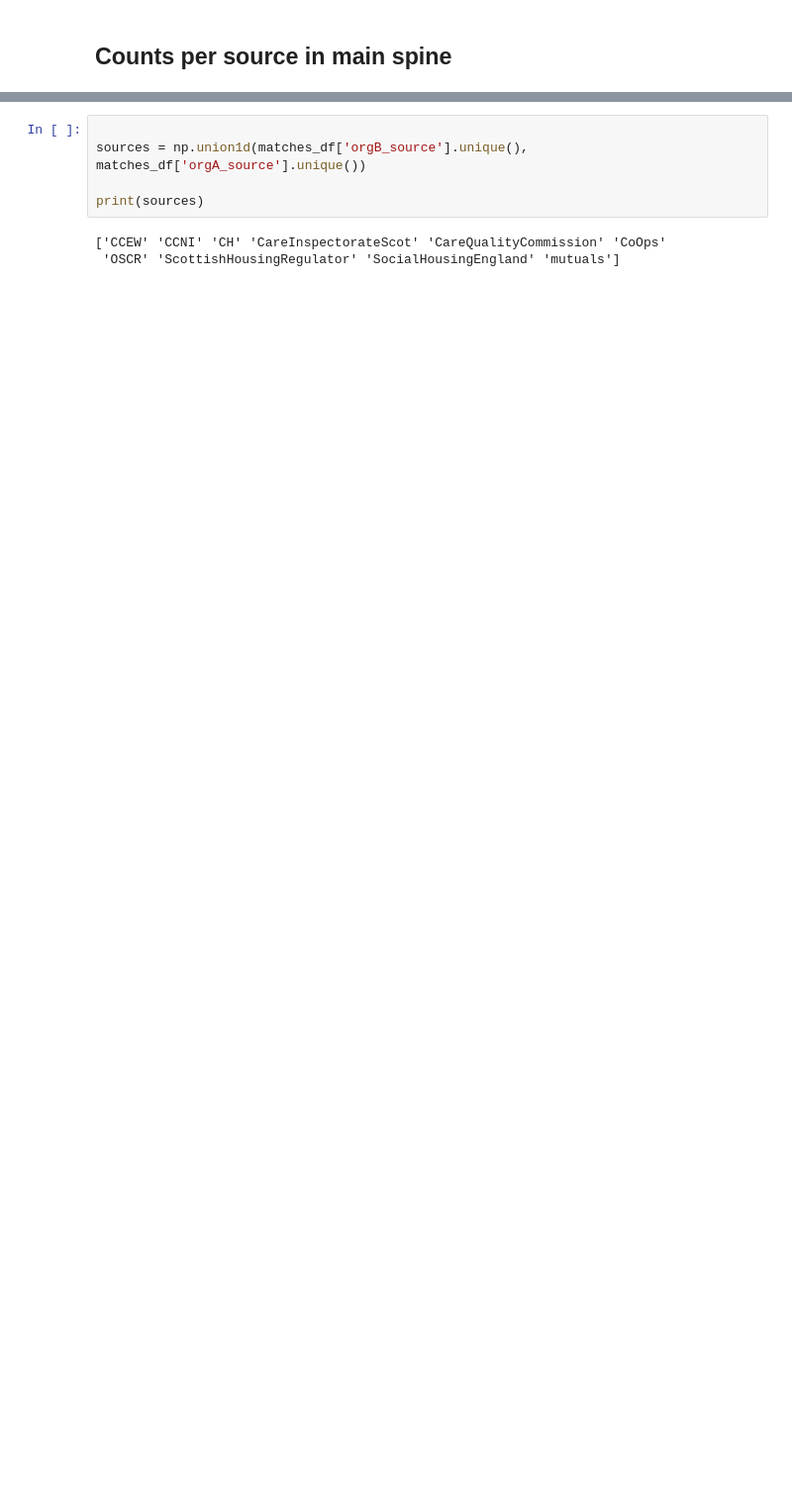
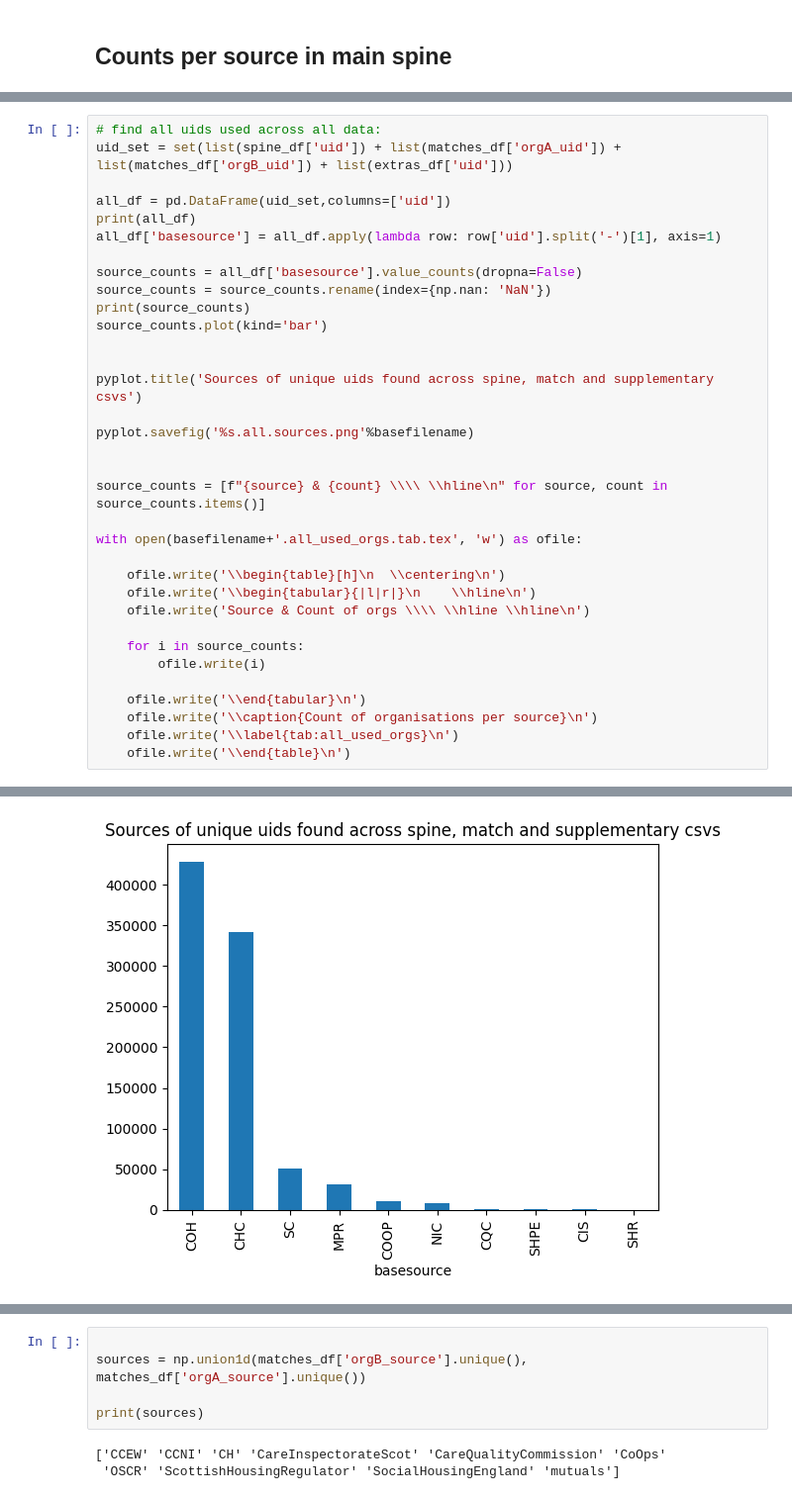
Before and after one commit to uk-third-sector-database/tso-database-builder, a Jupyter notebook: visualise/stats_and_visuals.ipynb, the cells around one changed output, grey strips where cells are left out. Shown at 99% size. Cells and saved outputs as stored; diff of their text form; blank space fills up the shorter version.

```diff
--- a/visualise/stats_and_visuals.ipynb
+++ b/visualise/stats_and_visuals.ipynb
@@ -35,0 +51,35 @@ Text(0.5, 1.0, 'Sources found in supplementary data')
+# %%
+# find all uids used across all data:
+uid_set = set(list(spine_df['uid']) + list(matches_df['orgA_uid']) + list(matches_df['orgB_uid']) + list(extras_df['uid']))
+
+all_df = pd.DataFrame(uid_set,columns=['uid'])
+print(all_df)
+all_df['basesource'] = all_df.apply(lambda row: row['uid'].split('-')[1], axis=1)
+
+source_counts = all_df['basesource'].value_counts(dropna=False)
+source_counts = source_counts.rename(index={np.nan: 'NaN'})
+print(source_counts)
+source_counts.plot(kind='bar')
+
+
+pyplot.title('Sources of unique uids found across spine, match and supplementary csvs')
+
+pyplot.savefig('%s.all.sources.png'%basefilename)
+
+
+source_counts = [f"{source} & {count} \\\\ \\hline\n" for source, count in source_counts.items()]
+
+with open(basefilename+'.all_used_orgs.tab.tex', 'w') as ofile:
+
+    ofile.write('\\begin{table}[h]\n  \\centering\n')
+    ofile.write('\\begin{tabular}{|l|r|}\n    \\hline\n')
+    ofile.write('Source & Count of orgs \\\\ \\hline \\hline\n')
+
+    for i in source_counts:
+        ofile.write(i)
+
+    ofile.write('\\end{tabular}\n')
+    ofile.write('\\caption{Count of organisations per source}\n')
+    ofile.write('\\label{tab:all_used_orgs}\n')
+    ofile.write('\\end{table}\n')
+# %% [output]
@@ -36,3 +103,4 @@ Text(0.5, 1.0, 'Sources found in supplementary data')
+[figure, added]
 # %%
 
 match_types = matches_df['match_type'].value_counts(dropna=False)
```
Also changed, not shown: parts of 17 cells of this notebook, 22 other files.
